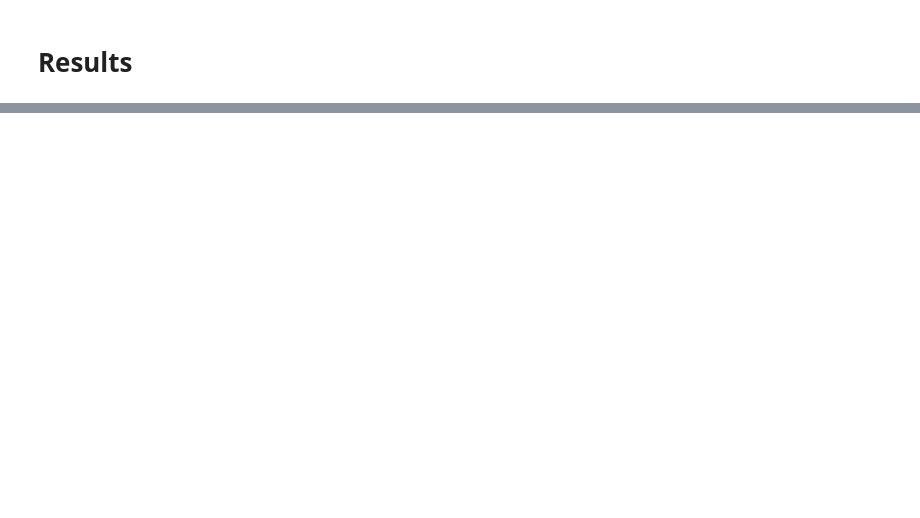
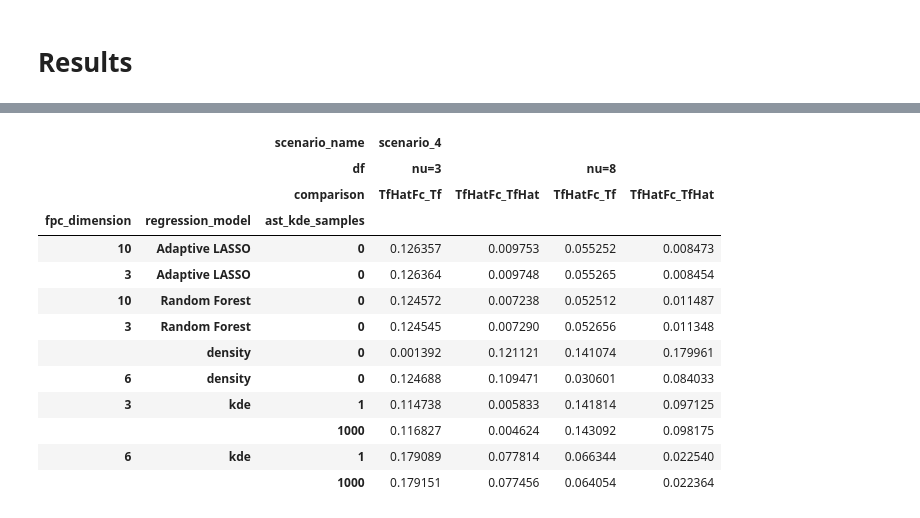
Before and after one commit to matheus-vizzotto/densities4risk, a Jupyter notebook: notebooks/development/15_simulation_ASTbootKDE.ipynb, the cells around one changed output, grey strips where cells are left out. Drawn from its saved outputs; the diff is of its cells as text; code cells hidden in the pictures; blank space fills up the shorter version.

```diff
--- a/notebooks/development/15_simulation_ASTbootKDE.ipynb
+++ b/notebooks/development/15_simulation_ASTbootKDE.ipynb
@@ -1186,3 +1192,20 @@ display(mse_df)
+# %%
+bias_df.T.sort_values(by="regression_model")
+# %% [output]
+|  |  | scenario_name | scenario_4 |  |  |  |
+|  |  | df | nu=3 |  | nu=8 |  |
+|  |  | comparison | TfHatFc_Tf | TfHatFc_TfHat | TfHatFc_Tf | TfHatFc_TfHat |
+| fpc_dimension | regression_model | ast_kde_samples |  |  |  |  |
+| 10 | Adaptive LASSO | 0 | 0.126357 | 0.009753 | 0.055252 | 0.008473 |
+| 3 | Adaptive LASSO | 0 | 0.126364 | 0.009748 | 0.055265 | 0.008454 |
+| 10 | Random Forest | 0 | 0.124572 | 0.007238 | 0.052512 | 0.011487 |
+| 3 | Random Forest | 0 | 0.124545 | 0.007290 | 0.052656 | 0.011348 |
+|  | density | 0 | 0.001392 | 0.121121 | 0.141074 | 0.179961 |
+| 6 | density | 0 | 0.124688 | 0.109471 | 0.030601 | 0.084033 |
+| 3 | kde | 1 | 0.114738 | 0.005833 | 0.141814 | 0.097125 |
+|  |  | 1000 | 0.116827 | 0.004624 | 0.143092 | 0.098175 |
+| 6 | kde | 1 | 0.179089 | 0.077814 | 0.066344 | 0.022540 |
+|  |  | 1000 | 0.179151 | 0.077456 | 0.064054 | 0.022364 |
 # %%
 import matplotlib.colors as mcolors
 
```
Also changed, not shown: parts of 14 cells of this notebook, 3 other files.
